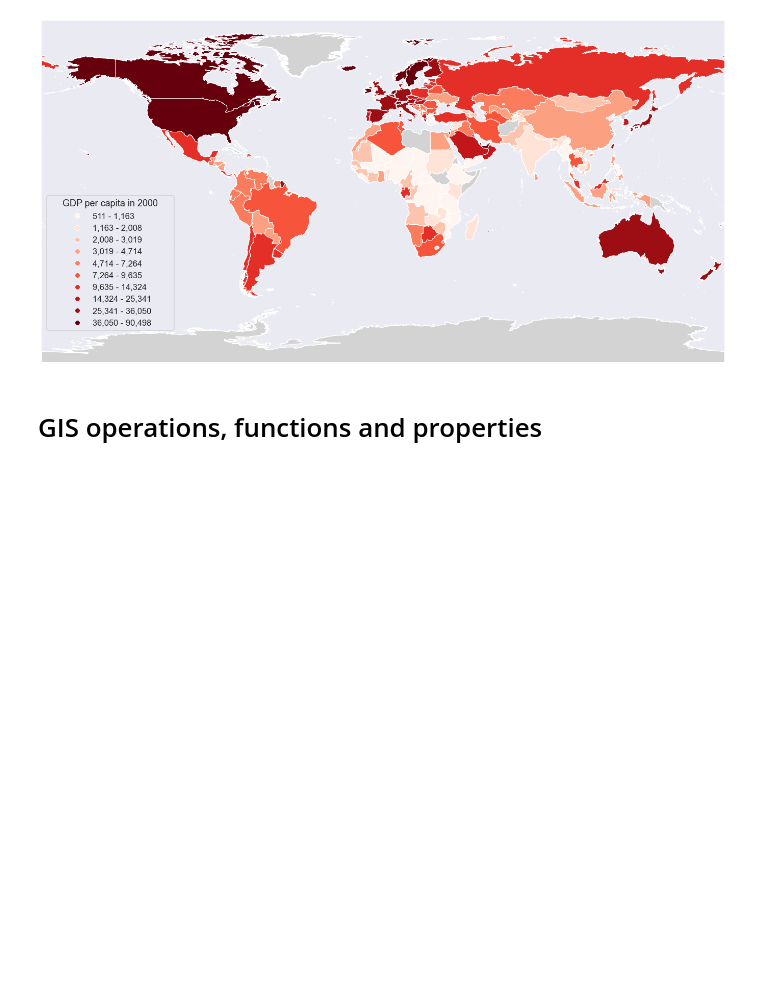
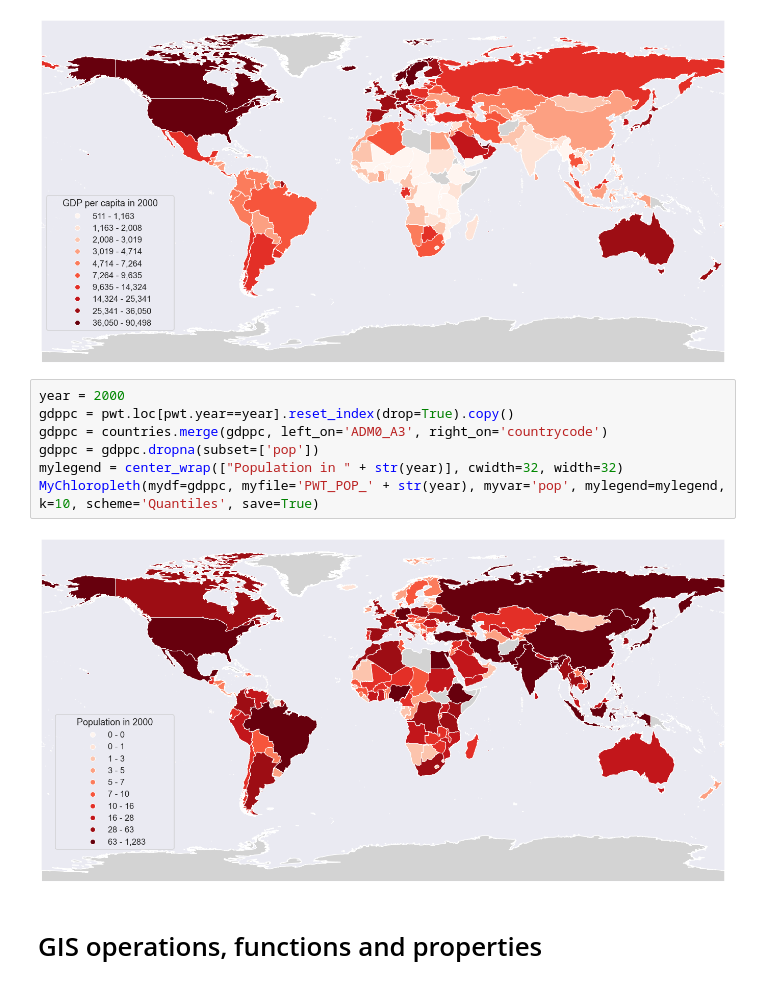
Before and after one commit to ozak/CompEcon, a Jupyter notebook: notebooks/GIS with Python.ipynb, the cells around one changed output. Drawn from its saved outputs; the diff is of its cells as text; blank space fills up the shorter version.

```diff
--- a/notebooks/GIS with Python.ipynb
+++ b/notebooks/GIS with Python.ipynb
@@ -518,6 +559,15 @@ mylegend = center_wrap(["GDP per capita in " + str(year)], cwidth=32, width=32)
 MyChloropleth(mydf=gdppc, myfile='PWT_GDP_' + str(year), myvar='rgdpe_pc', mylegend=mylegend, k=10, scheme='Quantiles', save=True)
 # %% [output]
 [figure]
+# %%
+year = 2000
+gdppc = pwt.loc[pwt.year==year].reset_index(drop=True).copy()
+gdppc = countries.merge(gdppc, left_on='ADM0_A3', right_on='countrycode')
+gdppc = gdppc.dropna(subset=['pop'])
+mylegend = center_wrap(["Population in " + str(year)], cwidth=32, width=32)
+MyChloropleth(mydf=gdppc, myfile='PWT_POP_' + str(year), myvar='pop', mylegend=mylegend, k=10, scheme='Quantiles', save=True)
+# %% [output]
+[figure, added]
 # %% [markdown]
 # GIS operations, functions and properties
 # %% [markdown]
```
Also changed, not shown: parts of 25 cells of this notebook, 7 other files.
